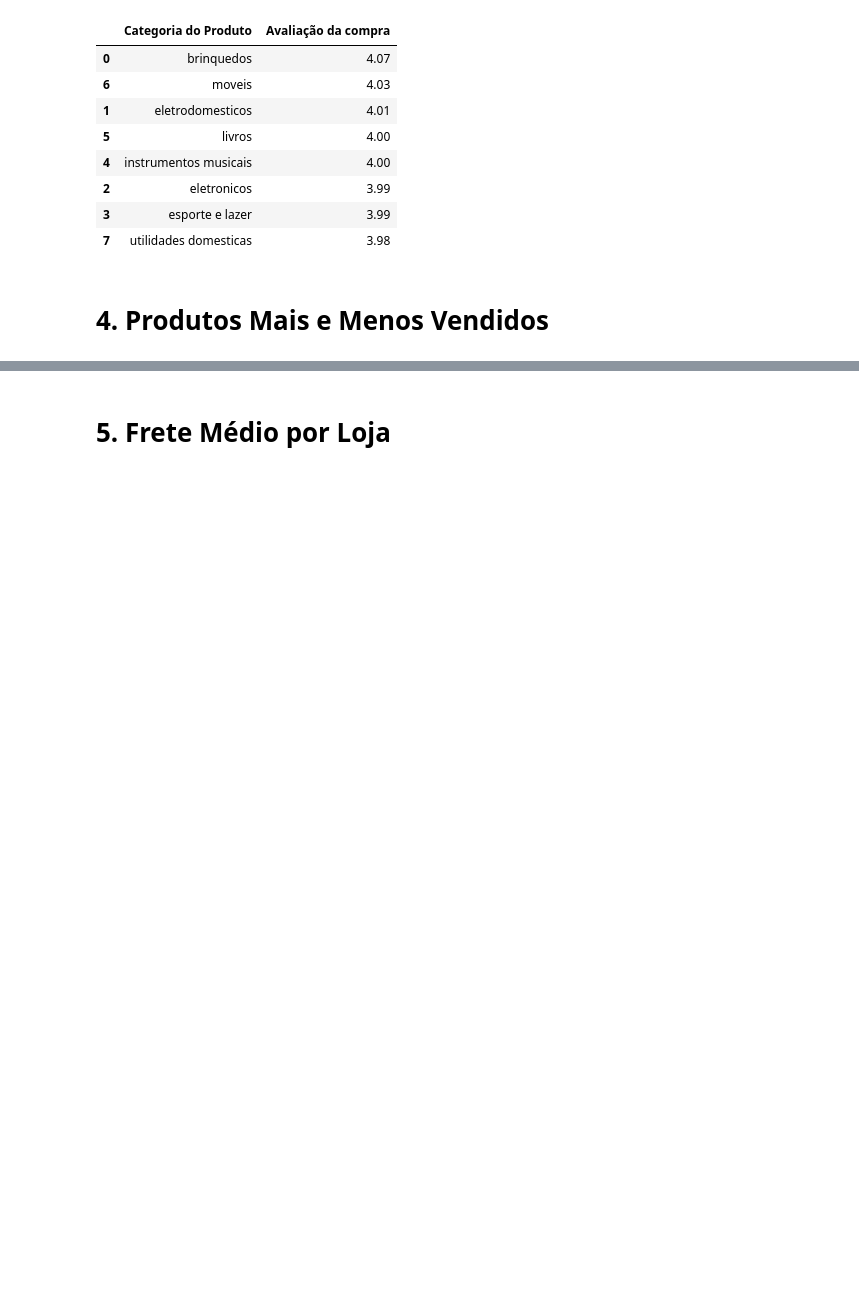
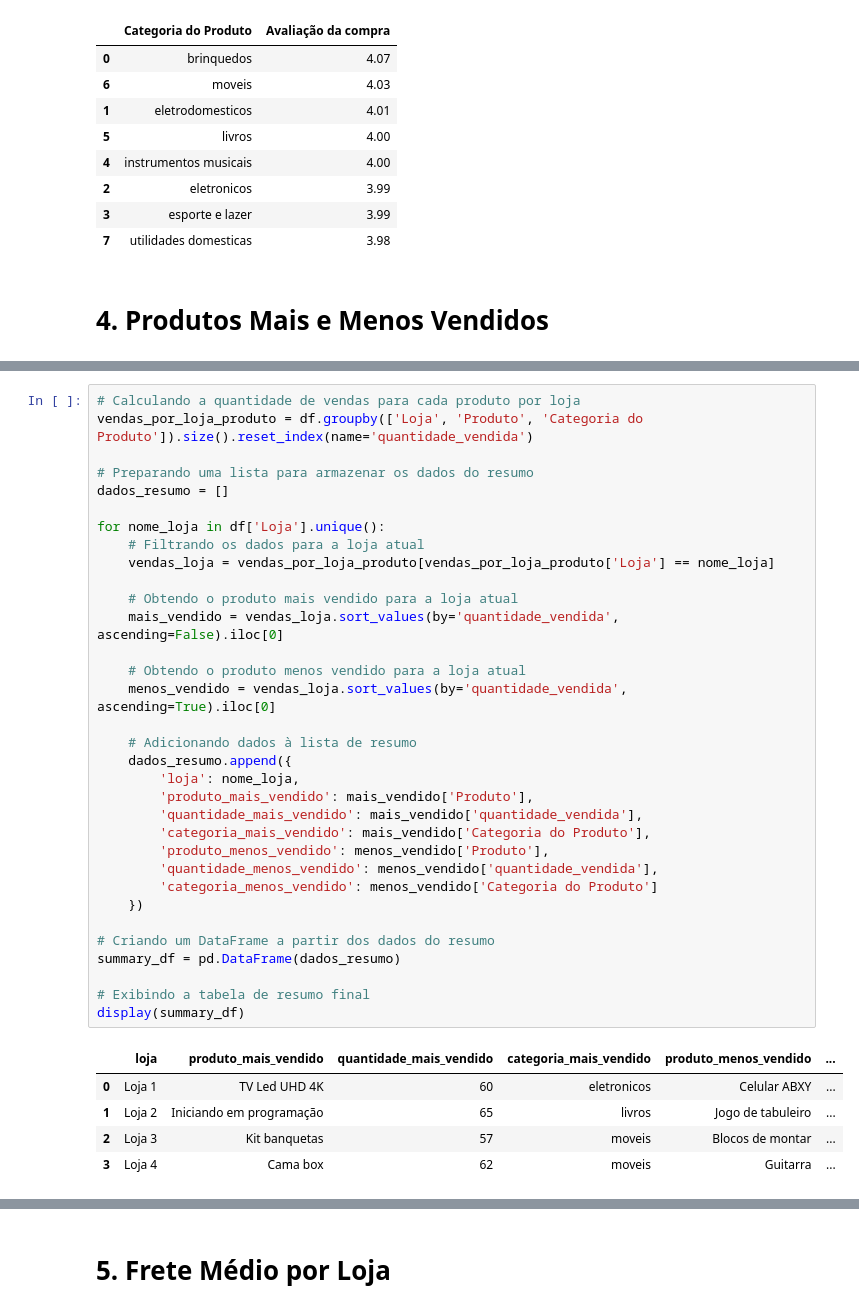
Before and after one commit to lidimoura/challenge1-data-science-Alura-Store, a Jupyter notebook: AluraStoreBrasil.ipynb, the cells around one changed output, grey strips where cells are left out. Saved outputs shown, nothing was run; the diff lists cells and outputs as text; blank space fills up the shorter version.

Commit message:
Criado usando o Colab - atualizacao produtos mais  e menos vendidos

```diff
--- a/AluraStoreBrasil.ipynb
+++ b/AluraStoreBrasil.ipynb
@@ -320,0 +412,39 @@ display(avaliacao_por_categoria)
+# %%
+# Calculando a quantidade de vendas para cada produto por loja
+vendas_por_loja_produto = df.groupby(['Loja', 'Produto', 'Categoria do Produto']).size().reset_index(name='quantidade_vendida')
+
+# Preparando uma lista para armazenar os dados do resumo
+dados_resumo = []
+
+for nome_loja in df['Loja'].unique():
+    # Filtrando os dados para a loja atual
+    vendas_loja = vendas_por_loja_produto[vendas_por_loja_produto['Loja'] == nome_loja]
+
+    # Obtendo o produto mais vendido para a loja atual
+    mais_vendido = vendas_loja.sort_values(by='quantidade_vendida', ascending=False).iloc[0]
+
+    # Obtendo o produto menos vendido para a loja atual
+    menos_vendido = vendas_loja.sort_values(by='quantidade_vendida', ascending=True).iloc[0]
+
+    # Adicionando dados à lista de resumo
+    dados_resumo.append({
+        'loja': nome_loja,
+        'produto_mais_vendido': mais_vendido['Produto'],
+        'quantidade_mais_vendido': mais_vendido['quantidade_vendida'],
+        'categoria_mais_vendido': mais_vendido['Categoria do Produto'],
+        'produto_menos_vendido': menos_vendido['Produto'],
+        'quantidade_menos_vendido': menos_vendido['quantidade_vendida'],
+        'categoria_menos_vendido': menos_vendido['Categoria do Produto']
+    })
+
+# Criando um DataFrame a partir dos dados do resumo
+summary_df = pd.DataFrame(dados_resumo)
+
+# Exibindo a tabela de resumo final
+display(summary_df)
+# %% [output]
+|  | loja | produto_mais_vendido | quantidade_mais_vendido | categoria_mais_vendido | produto_menos_vendido | ... |
+| 0 | Loja 1 | TV Led UHD 4K | 60 | eletronicos | Celular ABXY | ... |
+| 1 | Loja 2 | Iniciando em programação | 65 | livros | Jogo de tabuleiro | ... |
+| 2 | Loja 3 | Kit banquetas | 57 | moveis | Blocos de montar | ... |
+| 3 | Loja 4 | Cama box | 62 | moveis | Guitarra | ... |
```
Also changed, not shown: parts of 3 cells of this notebook.
